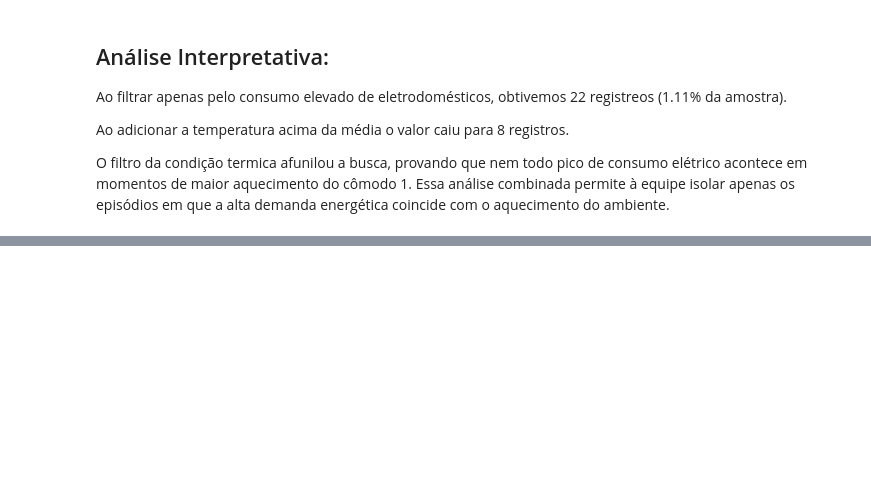
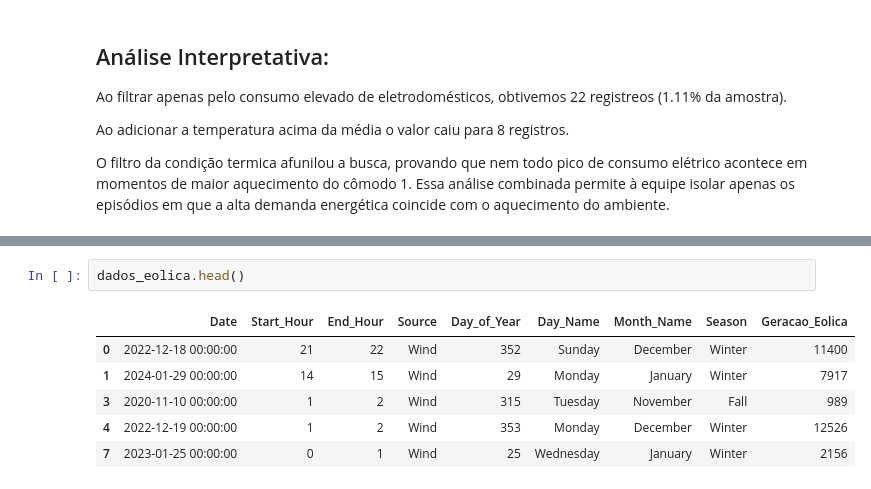
Before and after one commit to pedroyoshikadogarcia/Checkpoint-01-Analise-de-Dados-de-Energia-SERS-02-2026, a Jupyter notebook: CP1_SERS_2_Semestre.ipynb, the cells around one changed output, grey strips where cells are left out. Cells and saved outputs as stored; diff of their text form; blank space fills up the shorter version.

```diff
--- a/CP1_SERS_2_Semestre.ipynb
+++ b/CP1_SERS_2_Semestre.ipynb
@@ -181,0 +513,9 @@ O filtro da condição termica afunilou a busca, provando que nem todo pico de c
+# %%
+dados_eolica.head()
+# %% [output]
+|  | Date | Start_Hour | End_Hour | Source | Day_of_Year | Day_Name | Month_Name | Season | Geracao_Eolica |
+| 0 | 2022-12-18 00:00:00 | 21 | 22 | Wind | 352 | Sunday | December | Winter | 11400 |
+| 1 | 2024-01-29 00:00:00 | 14 | 15 | Wind | 29 | Monday | January | Winter | 7917 |
+| 3 | 2020-11-10 00:00:00 | 1 | 2 | Wind | 315 | Tuesday | November | Fall | 989 |
+| 4 | 2022-12-19 00:00:00 | 1 | 2 | Wind | 353 | Monday | December | Winter | 12526 |
+| 7 | 2023-01-25 00:00:00 | 0 | 1 | Wind | 25 | Wednesday | January | Winter | 2156 |
```
Also changed, not shown: parts of 56 cells of this notebook.
